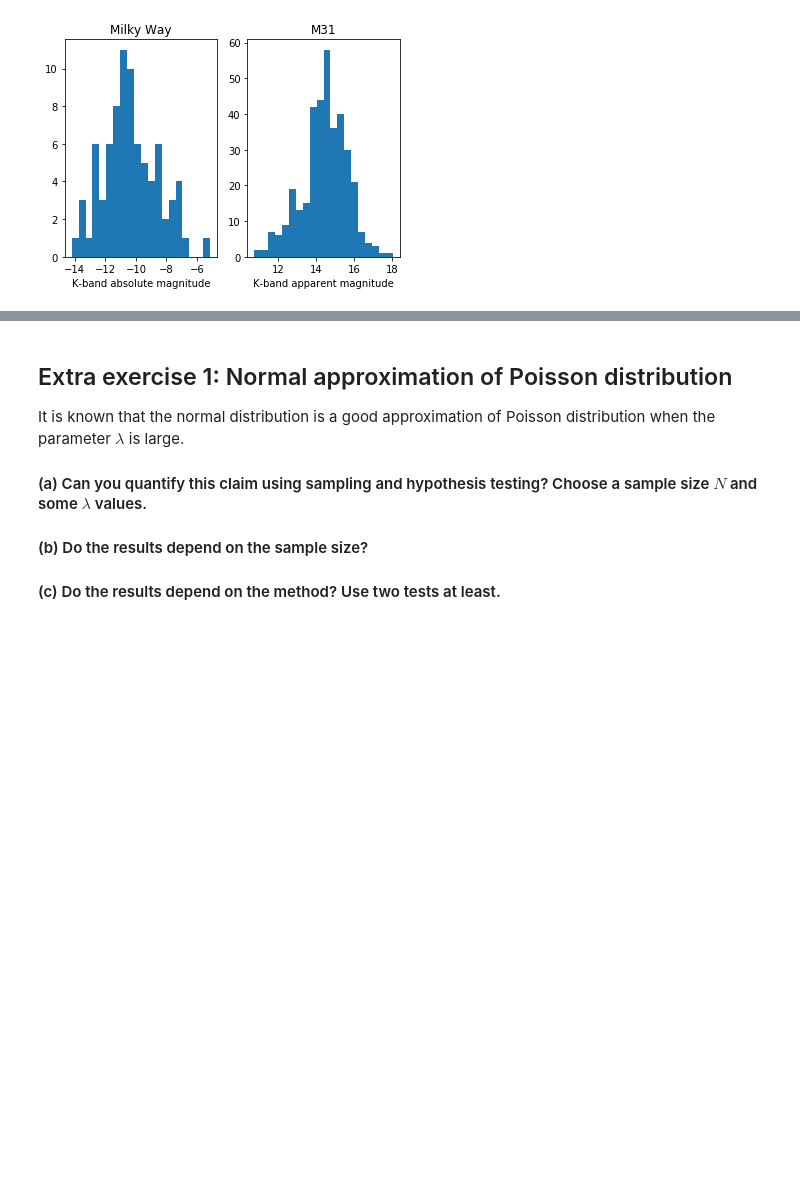
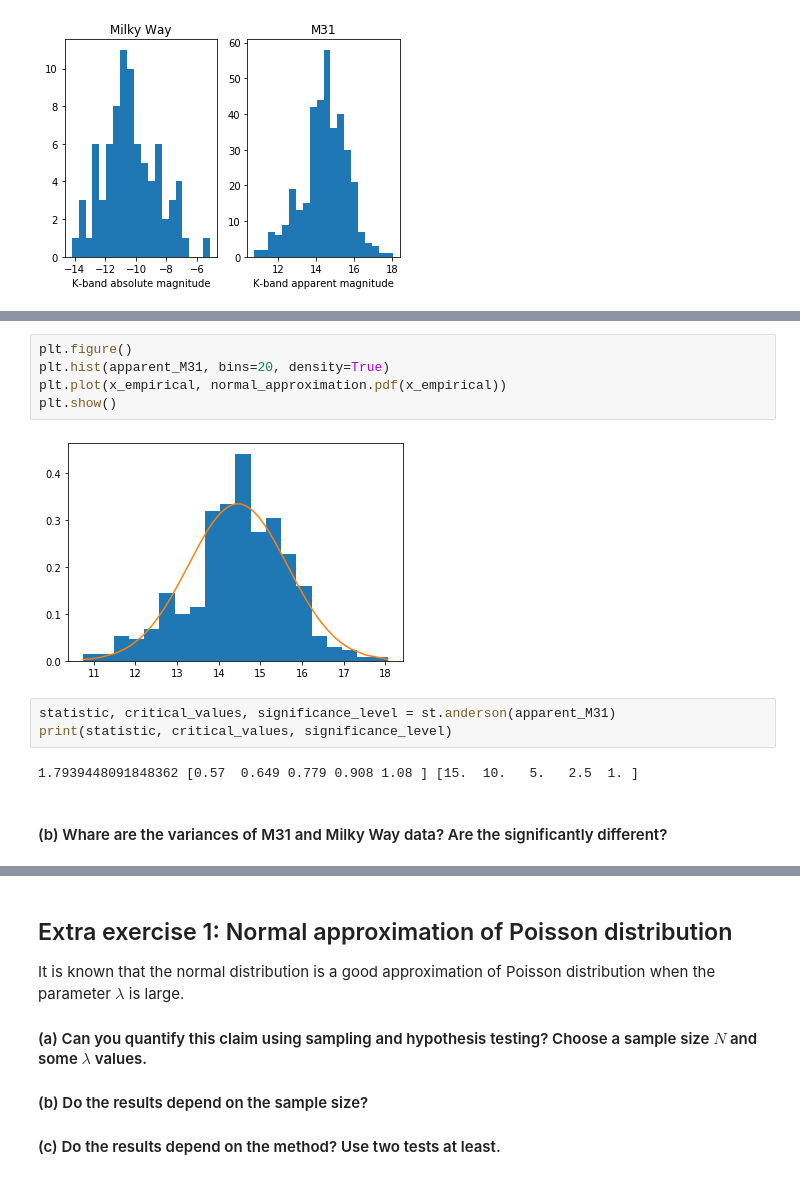
Before and after one commit to astrostatistics-in-crete/2019_summer_school, a Jupyter notebook: Hypothesis/hypothesis_W.ipynb, the cells around one changed output, grey strips where cells are left out. Drawn from its saved outputs; the diff is of its cells as text; blank space fills up the shorter version.

```diff
--- a/Hypothesis/hypothesis_W.ipynb
+++ b/Hypothesis/hypothesis_W.ipynb
@@ -26,0 +61,14 @@ plt.show()
+# %%
+plt.figure()
+plt.hist(apparent_M31, bins=20, density=True)
+plt.plot(x_empirical, normal_approximation.pdf(x_empirical))
+plt.show()
+# %% [output]
+[figure, added]
+# %%
+statistic, critical_values, significance_level = st.anderson(apparent_M31)
+print(statistic, critical_values, significance_level)
+# %% [output]
+1.7939448091848362 [0.57  0.649 0.779 0.908 1.08 ] [15.  10.   5.   2.5  1. ]
+# %% [markdown]
+#### (b) Whare are the variances of M31 and Milky Way data? Are the significantly different?
```
Also changed, not shown: parts of 15 cells of this notebook, 1 other file.
